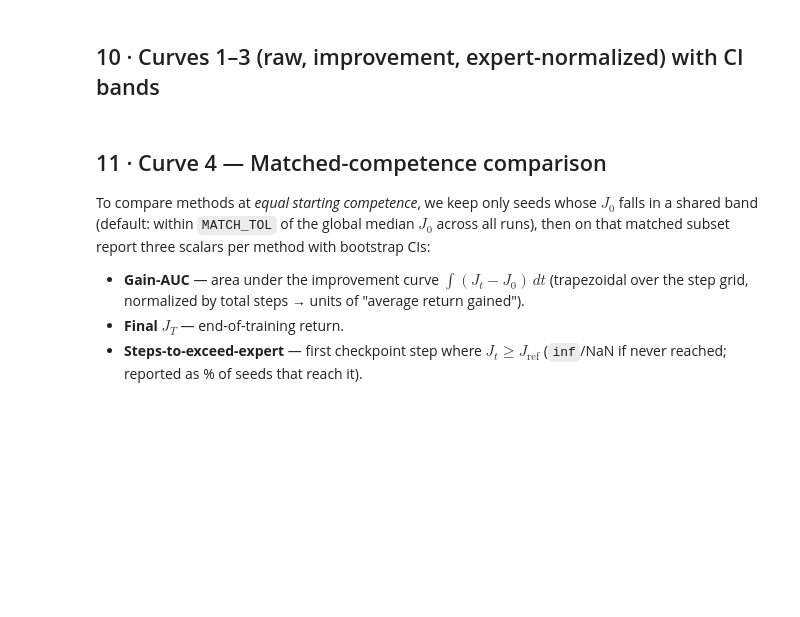
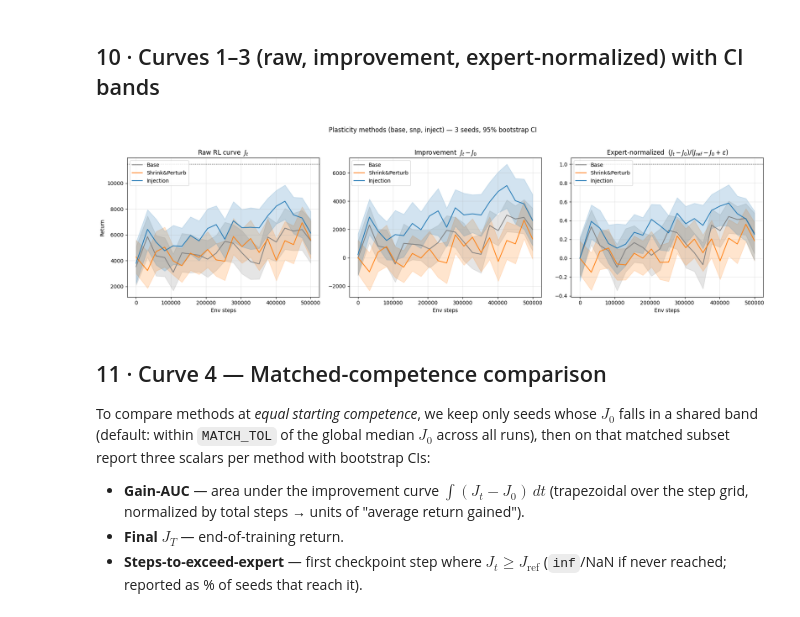
Before and after one commit to alokshah04/pgss-L4R-project, a Jupyter notebook: src/plasticity/il_rl_plasticity_aggregate.ipynb, the cells around one changed output. Drawn from its saved outputs; the diff is of its cells as text; code cells hidden in the pictures; blank space fills up the shorter version.

```diff
--- a/src/plasticity/il_rl_plasticity_aggregate.ipynb
+++ b/src/plasticity/il_rl_plasticity_aggregate.ipynb
@@ -545,20 +645,27 @@ print('All runs complete / cached.')
 ## 8 · Load cached results
 # %%
 def load_results():
+    """Load cached runs for the selected RUN_METHODS. Only methods with >=1 loaded
+    seed are included, so a trimmed RUN_METHODS cleanly drives every downstream cell."""
     R = {}
-    for method in METHODS:
+    for method in RUN_METHODS:
         runs = []
         for seed in SEEDS:
             p = result_path(method, seed)
             if os.path.exists(p):
                 d = np.load(p)
-                runs.append({k: d[k] for k in d.files})
-        R[method] = runs
+                runs.append({k: d[k] for k in d.files if k != 'regime'})
+        if runs:
+            R[method] = runs
     return R
 
 R = load_results()
-for m in METHODS:
+# PLOT_METHODS = the methods we actually have data for, in canonical order.
+PLOT_METHODS = [m for m in METHODS if m in R]
+if not PLOT_METHODS:
+    raise RuntimeError('No results loaded — run the sweep cell (Section 7) first.')
+for m in PLOT_METHODS:
     print(f'{m:8s}: {len(R[m])} seeds loaded')
 # common step grid (assume identical across runs by construction)
-STEPS = R[METHODS[0]][0]['steps']
+STEPS = R[PLOT_METHODS[0]][0]['steps']
 print('checkpoints:', len(STEPS), '| final step:', STEPS[-1])
@@ -650,6 +776,17 @@ rng = np.random.default_rng(0)
 def stack_Jt(method):
     """-> array [n_seeds, n_ckpt, n_eval_ep] of raw returns."""
     return np.stack([run['Jt_episodes'] for run in R[method]], axis=0)
+
+def il_J0(method):
+    """Per-seed stable J0 = the IL policy's own deterministic eval (mean over eval eps).
+    Falls back to the step-0 PPO checkpoint for any old cache lacking the field."""
+    out = []
+    for run in R[method]:
+        if 'J0_il_episodes' in run:
+            out.append(float(run['J0_il_episodes'].mean()))
+        else:
+            out.append(float(run['J0_episodes'].mean()))
+    return np.array(out)                            # [S]
 
 def bootstrap_curve(per_unit):
     """per_unit: [n_ckpt, n_units]. Returns (mean, lo, hi) over bootstrap of the mean."""
@@ -669,11 +806,13 @@ def bootstrap_scalar(vals):
     return boot.mean(), lo, hi
 
 # ── Assemble the three curve families as pooled per-unit matrices ────────────
+# J0 is now the STABLE IL-policy eval (per seed), not the noisy step-0 PPO checkpoint,
+# so the improvement/normalized curves remove each run's true starting competence.
 def curves(method):
     J = stack_Jt(method)                          # [S, C, E]
     S, C, E = J.shape
+    J0_per_seed = il_J0(method)                   # [S] stable IL-eval J0
     raw   = J.transpose(1, 0, 2).reshape(C, S*E)  # pool seeds×episodes at each ckpt
-    J0_per_seed = J[:, 0, :].mean(axis=1)         # [S] each seed's own J0
     impr  = (J - J0_per_seed[:, None, None]).transpose(1, 0, 2).reshape(C, S*E)
     norm  = ((J - J0_per_seed[:, None, None]) /
              (J_REF - J0_per_seed[:, None, None] + EPS)).transpose(1, 0, 2).reshape(C, S*E)
@@ -686,23 +825,26 @@ LABELS = {'base':'Base', 'snp':'Shrink&Perturb', 'inject':'Injection'}
 # %%
 fig, axes = plt.subplots(1, 3, figsize=(18, 5))
 titles = ['Raw RL curve  $J_t$',
           'Improvement  $J_t - J_0$',
           r'Expert-normalized  $(J_t-J_0)/(J_{ref}-J_0+\epsilon)$']
 which = [0, 1, 2]  # index into curves() tuple
 
 for ax, wi, title in zip(axes, which, titles):
-    for m in METHODS:
+    for m in PLOT_METHODS:
         per_unit = curves(m)[wi]
         mean, lo, hi = bootstrap_curve(per_unit)
         ax.plot(STEPS, mean, color=COLORS[m], label=LABELS[m])
         ax.fill_between(STEPS, lo, hi, color=COLORS[m], alpha=0.2)
     ax.set_xlabel('Env steps'); ax.set_title(title); ax.legend()
     ax.grid(alpha=0.3)
 axes[0].axhline(J_REF, color='k', ls=':', lw=1, label='expert')
 axes[0].set_ylabel('Return')
 axes[2].axhline(1.0, color='k', ls=':', lw=1)   # 1.0 = matched expert
-plt.suptitle(f'Plasticity methods — {len(SEEDS)} seeds, {CI}% bootstrap CI', y=1.02)
+plt.suptitle(f'Plasticity methods ({", ".join(PLOT_METHODS)}) — '
+             f'{len(SEEDS)} seeds, {CI}% bootstrap CI', y=1.02)
 plt.tight_layout(); plt.savefig(f'{RESULTS_DIR}/curves_1_3.png', dpi=120, bbox_inches='tight'); plt.show()
+# %% [output]
+[figure, added]
 # %% [markdown]
 ## 11 · Curve 4 — Matched-competence comparison
 
```
Also changed, not shown: parts of 11 cells of this notebook, 16 other files.
